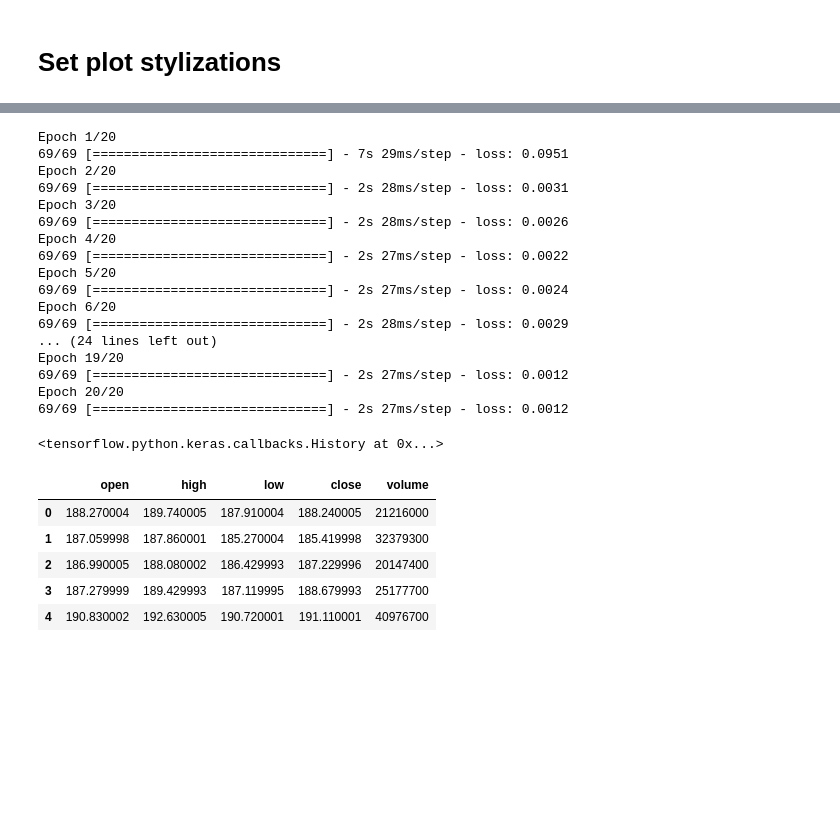
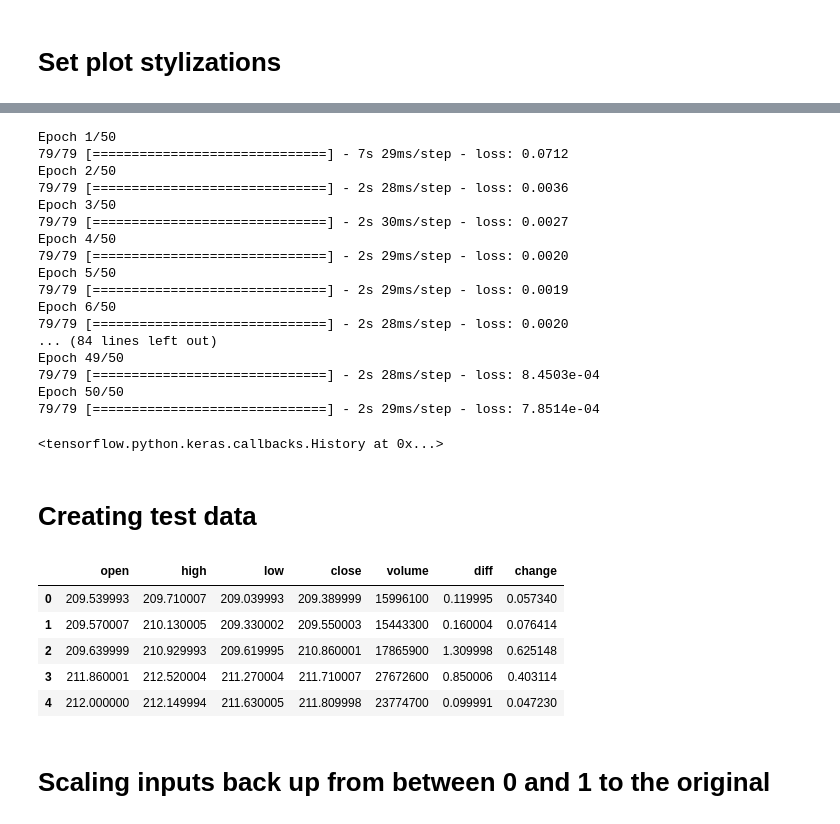
Before and after one commit to Olivia-Feldman/DLStockPrectionCNNModel-, a Jupyter notebook: sources/stock_predictor_rnn.ipynb, the cells around one changed output, grey strips where cells are left out. Cells and saved outputs as stored; diff of their text form; code cells hidden in the pictures; blank space fills up the shorter version.

```diff
--- a/sources/stock_predictor_rnn.ipynb
+++ b/sources/stock_predictor_rnn.ipynb
@@ -44,6 +44,3 @@ def getStockData(ticker: str, constRange: str='5y'):
 
 def toDatetime(t):
     return datetime.fromtimestamp(t)
-# %%
-ticker = 'QQQ'
-df = getStockData(ticker, constRange='10y')
@@ -49,0 +84,6 @@ df = getStockData(ticker, constRange='10y')
+# %%
+ticker = 'QQQ'
+endDate = datetime(year=2020, month=12, day=31, hour=0, minute=0).strftime('%s')
+startDate = datetime(year=2010, month=1, day=1, hour=0, minute=0).strftime('%s')
+
+df = getStockDataInRange(ticker=ticker, startDate=startDate, endDate=endDate)
@@ -58,0 +121,7 @@ df.tail()
+# %%
+training_data = df[df['timestamps']<'2020-01-01'].copy()
+visualize_prices(training_data, 'timestamps', 'close')
+
+training_data = training_data.drop(['timestamps'], axis=1)
+training_data = training_data.iloc[1:]    # Drops first row in dataframe
+training_copy = training_data   # Need this to append last n row to testing data later
@@ -58,0 +132,6 @@ df.tail()
+# %%
+test_data_w_ts = df[df['timestamps']>='2020-01-01'].copy()
+visualize_prices(test_data_w_ts, 'timestamps', 'close')
+
+test_data = test_data_w_ts.drop(['timestamps'], axis=1)
+test_data = test_data.iloc[1:]    # Drops first row in dataframe
@@ -178,37 +234,41 @@ _________________________________________________________________
 # %%
 model.compile(optimizer='adam', loss='mean_squared_error')
 # %%
-model.fit(X_train, y_train, epochs=20, batch_size=32)
+model.fit(X_train, y_train, epochs=50, batch_size=32)
 # %% [output]
-Epoch 1/20
-69/69 [==============================] - 7s 29ms/step - loss: 0.0951
-Epoch 2/20
-69/69 [==============================] - 2s 28ms/step - loss: 0.0031
-Epoch 3/20
-69/69 [==============================] - 2s 28ms/step - loss: 0.0026
-Epoch 4/20
-69/69 [==============================] - 2s 27ms/step - loss: 0.0022
-Epoch 5/20
-69/69 [==============================] - 2s 27ms/step - loss: 0.0024
-Epoch 6/20
-69/69 [==============================] - 2s 28ms/step - loss: 0.0029
-... (24 lines left out)
-Epoch 19/20
-69/69 [==============================] - 2s 27ms/step - loss: 0.0012
-Epoch 20/20
-69/69 [==============================] - 2s 27ms/step - loss: 0.0012
+Epoch 1/50
+79/79 [==============================] - 7s 29ms/step - loss: 0.0712
+Epoch 2/50
+79/79 [==============================] - 2s 28ms/step - loss: 0.0036
+Epoch 3/50
+79/79 [==============================] - 2s 30ms/step - loss: 0.0027
+Epoch 4/50
+79/79 [==============================] - 2s 29ms/step - loss: 0.0020
+Epoch 5/50
+79/79 [==============================] - 2s 29ms/step - loss: 0.0019
+Epoch 6/50
+79/79 [==============================] - 2s 28ms/step - loss: 0.0020
+... (84 lines left out)
+Epoch 49/50
+79/79 [==============================] - 2s 28ms/step - loss: 8.4503e-04
+Epoch 50/50
+79/79 [==============================] - 2s 29ms/step - loss: 7.8514e-04
 <tensorflow.python.keras.callbacks.History at 0x...>
+# %% [markdown]
+# Creating test data
 # %%
-past_60_days = data_train_copy.tail(60)
-past_df = past_60_days.append(data_test_copy, ignore_index=True)
-past_df = past_df.drop(['timestamps'], axis=1)
+past_n_data_points = training_copy.tail(time_step)
+past_df = past_n_data_points.append(test_data, ignore_index=True)
+#past_df = past_df.drop(['timestamps'], axis=1)
 past_df.head()
 # %% [output]
-|  | open | high | low | close | volume |
-| 0 | 188.270004 | 189.740005 | 187.910004 | 188.240005 | 21216000 |
-| 1 | 187.059998 | 187.860001 | 185.270004 | 185.419998 | 32379300 |
-| 2 | 186.990005 | 188.080002 | 186.429993 | 187.229996 | 20147400 |
-| 3 | 187.279999 | 189.429993 | 187.119995 | 188.679993 | 25177700 |
-| 4 | 190.830002 | 192.630005 | 190.720001 | 191.110001 | 40976700 |
+|  | open | high | low | close | volume | diff | change |
+| 0 | 209.539993 | 209.710007 | 209.039993 | 209.389999 | 15996100 | 0.119995 | 0.057340 |
+| 1 | 209.570007 | 210.130005 | 209.330002 | 209.550003 | 15443300 | 0.160004 | 0.076414 |
+| 2 | 209.639999 | 210.929993 | 209.619995 | 210.860001 | 17865900 | 1.309998 | 0.625148 |
+| 3 | 211.860001 | 212.520004 | 211.270004 | 211.710007 | 27672600 | 0.850006 | 0.403114 |
+| 4 | 212.000000 | 212.149994 | 211.630005 | 211.809998 | 23774700 | 0.099991 | 0.047230 |
+# %% [markdown]
+# Scaling inputs back up from between 0 and 1 to the original
 # %%
 inputs = scaler.transform(past_df)
```
Also changed, not shown: parts of 53 cells of this notebook.
